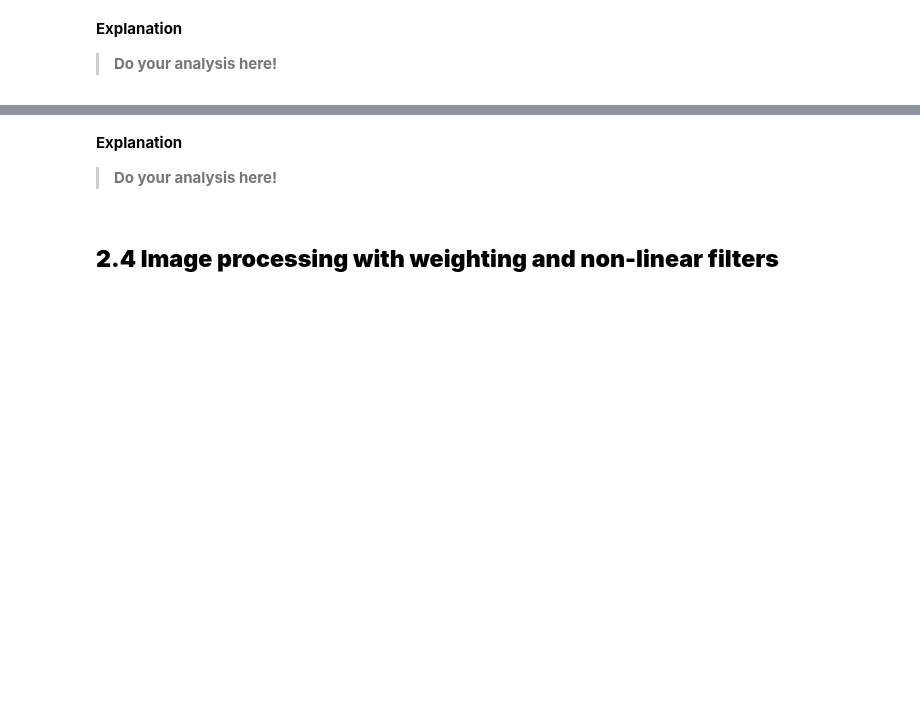
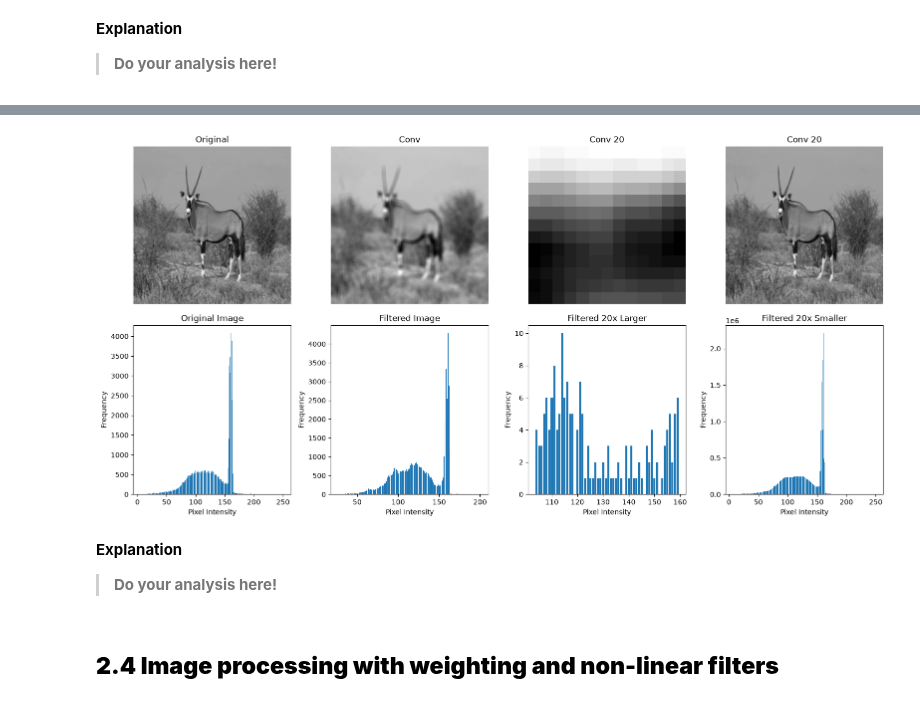
Before and after one commit to marcvergees/VA-P2, a Jupyter notebook: p2_material/2026_ComputerVision_P2.ipynb, the cells around one changed output, grey strips where cells are left out. Cells and saved outputs as stored; diff of their text form; code cells hidden in the pictures; blank space fills up the shorter version.

```diff
--- a/p2_material/2026_ComputerVision_P2.ipynb
+++ b/p2_material/2026_ComputerVision_P2.ipynb
@@ -334,3 +384,55 @@ Compare the original and filtered images and their histograms. What differences
+# %%
+mask = np.ones((7,7), dtype=np.uint8)
+mask = mask / np.sum(mask)
+
+
+
+img_oryx_conv = convolve(oryx_gray, mask)
+img_oryx20_conv = convolve(img_oryx20, mask)
+img_oryx_20_conv = convolve(img_oryx_20, mask)
+
+numberOfBins = 32
+
+fig, axs = plt.subplots(nrows=2, ncols=4, figsize=(16, 8))
+axs[0,0].imshow(oryx_gray, cmap='gray')
+axs[0,0].axis('off')
+axs[0,0].set_title("Original")
+axs[0,1].imshow(img_oryx_conv, cmap='gray')
+axs[0,1].axis('off')
+axs[0,1].set_title("Conv")
+axs[0,2].imshow(img_oryx20_conv, cmap='gray')
+axs[0,2].axis('off')
+axs[0,2].set_title("Conv 20")
+axs[0,3].imshow(img_oryx_20_conv, cmap='gray')
+axs[0,3].axis('off')
+axs[0,3].set_title("Conv 20")
+
+hist, bin_centers = histogram(oryx_gray, nbins=numberOfBins)
+hist_filtered, bin_centers_filtered = histogram(img_oryx_conv, nbins=numberOfBins)
+hist20_mult, bin_centers20_mult = histogram(img_oryx20_conv, nbins=numberOfBins)
+hist20_div, bin_centers20_div = histogram(img_oryx_20_conv, nbins=numberOfBins)
+
+axs[1,0].bar(bin_centers, hist)
+axs[1,0].set_title("Original Image")
+axs[1,0].set_xlabel("Pixel Intensity")
+axs[1,0].set_ylabel("Frequency")
+axs[1,1].bar(bin_centers_filtered, hist_filtered)
+axs[1,1].set_title("Filtered Image")
+axs[1,1].set_xlabel("Pixel Intensity")
+axs[1,1].set_ylabel("Frequency")
+axs[1,2].bar(bin_centers20_mult, hist20_mult)
+axs[1,2].set_title("Filtered 20x Larger")
+axs[1,2].set_xlabel("Pixel Intensity")
+axs[1,2].set_ylabel("Frequency")
+axs[1,3].bar(bin_centers20_div, hist20_div)
+axs[1,3].set_title("Filtered 20x Smaller")
+axs[1,3].set_xlabel("Pixel Intensity")
+axs[1,3].set_ylabel("Frequency")
+
+plt.tight_layout()
+plt.show()
+# %% [output]
+[figure, added]
 # %% [markdown]
 **Explanation**
 
```
Also changed, not shown: parts of 9 cells of this notebook.
